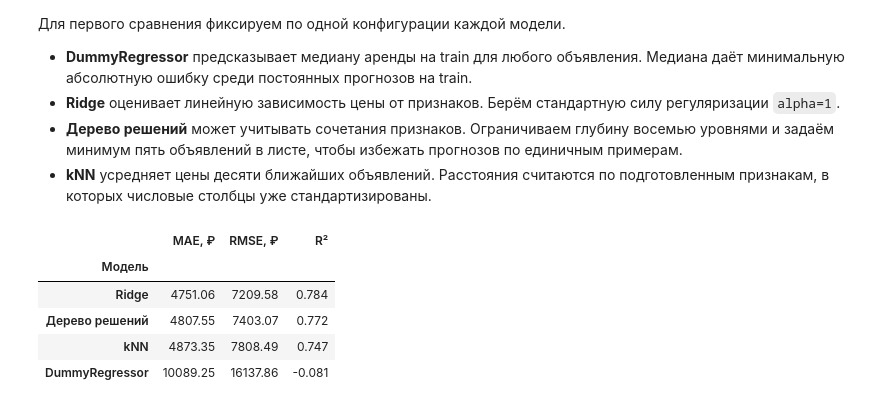
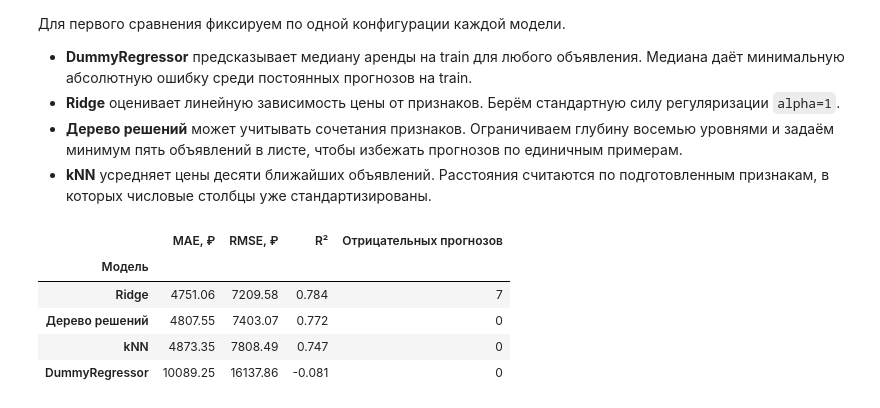
Before and after one commit to sangnchr-s/Gonchar_Alexander_Lab2, a Jupyter notebook: notebooks/02_modeling.ipynb, the cells around one changed output. Saved outputs shown, nothing was run; the diff lists cells and outputs as text; code cells hidden in the pictures.

Commit message:
analyze err and save model

```diff
--- a/notebooks/02_modeling.ipynb
+++ b/notebooks/02_modeling.ipynb
@@ -53,30 +55,35 @@ print("Признаков –", X_train.shape[1])
 # %%
 models = {
     "DummyRegressor": DummyRegressor(strategy="median"),
     "Ridge": Ridge(alpha=1.0),
     "Дерево решений": DecisionTreeRegressor(
         max_depth=8, min_samples_leaf=5, random_state=RANDOM_STATE
     ),
     "kNN": KNeighborsRegressor(n_neighbors=10),
 }
 
-rows = []
-for name, model in models.items():
+def validation_metrics(predicted):
+    return {
+        "MAE, ₽": mean_absolute_error(y_validation, predicted),
+        "RMSE, ₽": root_mean_squared_error(y_validation, predicted),
+        "R²": r2_score(y_validation, predicted),
+        "Отрицательных прогнозов": (predicted < 0).sum(),
+    }
+
+for model in models.values():
     model.fit(X_train, y_train)
-    prediction = model.predict(X_validation)
-    rows.append({
-        "Модель": name,
-        "MAE, ₽": mean_absolute_error(y_validation, prediction),
-        "RMSE, ₽": root_mean_squared_error(y_validation, prediction),
-        "R²": r2_score(y_validation, prediction),
-    })
 
-results = pd.DataFrame(rows).set_index("Модель").sort_values("MAE, ₽")
+predictions = {name: model.predict(X_validation) for name, model in models.items()}
+results = pd.DataFrame.from_dict(
+    {name: validation_metrics(predicted) for name, predicted in predictions.items()},
+    orient="index",
+).rename_axis("Модель").sort_values("MAE, ₽")
+
 results.round({"MAE, ₽": 2, "RMSE, ₽": 2, "R²": 3})
 # %% [output]
-|  | MAE, ₽ | RMSE, ₽ | R² |
-| Модель |  |  |  |
-| Ridge | 4751.06 | 7209.58 | 0.784 |
-| Дерево решений | 4807.55 | 7403.07 | 0.772 |
-| kNN | 4873.35 | 7808.49 | 0.747 |
-| DummyRegressor | 10089.25 | 16137.86 | -0.081 |
+|  | MAE, ₽ | RMSE, ₽ | R² | Отрицательных прогнозов |
+| Модель |  |  |  |  |
+| Ridge | 4751.06 | 7209.58 | 0.784 | 7 |
+| Дерево решений | 4807.55 | 7403.07 | 0.772 | 0 |
+| kNN | 4873.35 | 7808.49 | 0.747 | 0 |
+| DummyRegressor | 10089.25 | 16137.86 | -0.081 | 0 |
```
Also changed, not shown: parts of 21 cells of this notebook, 4 other files.
